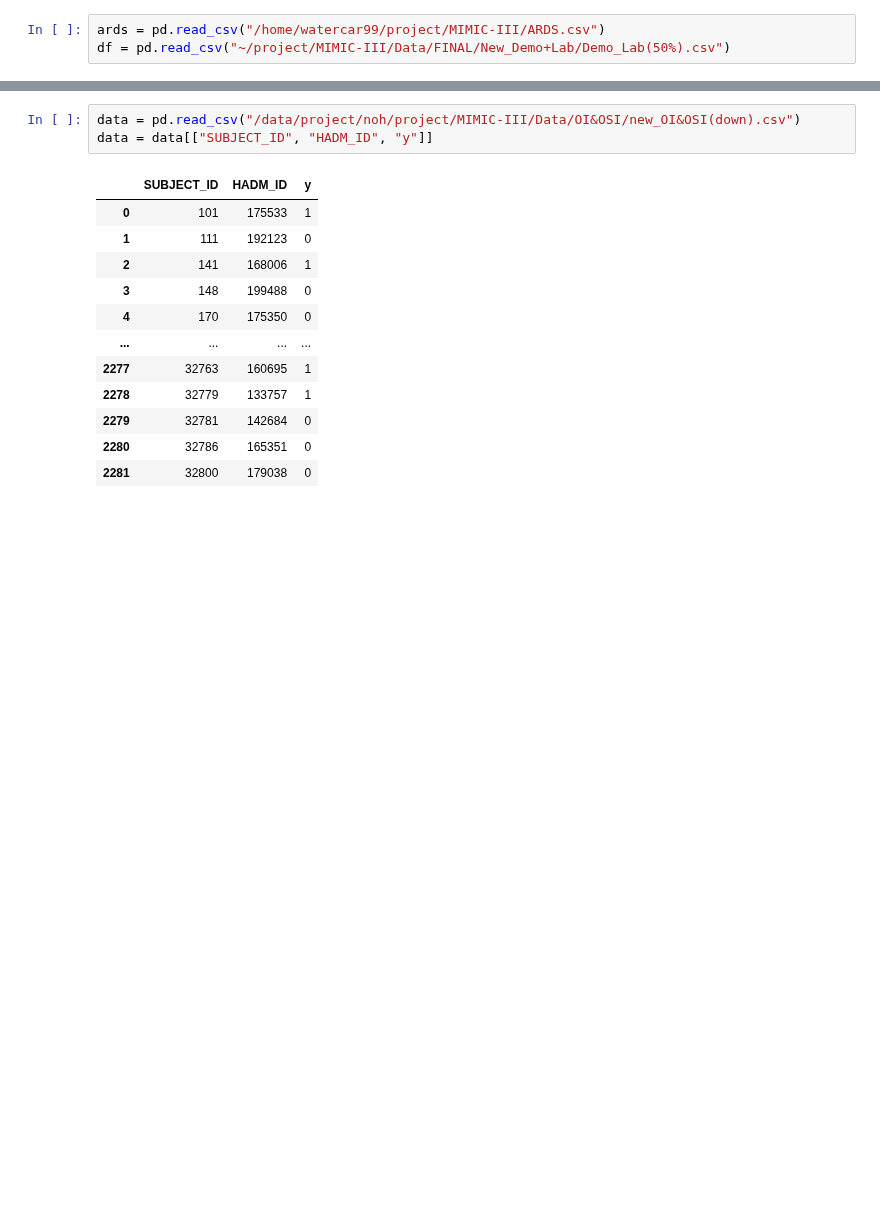
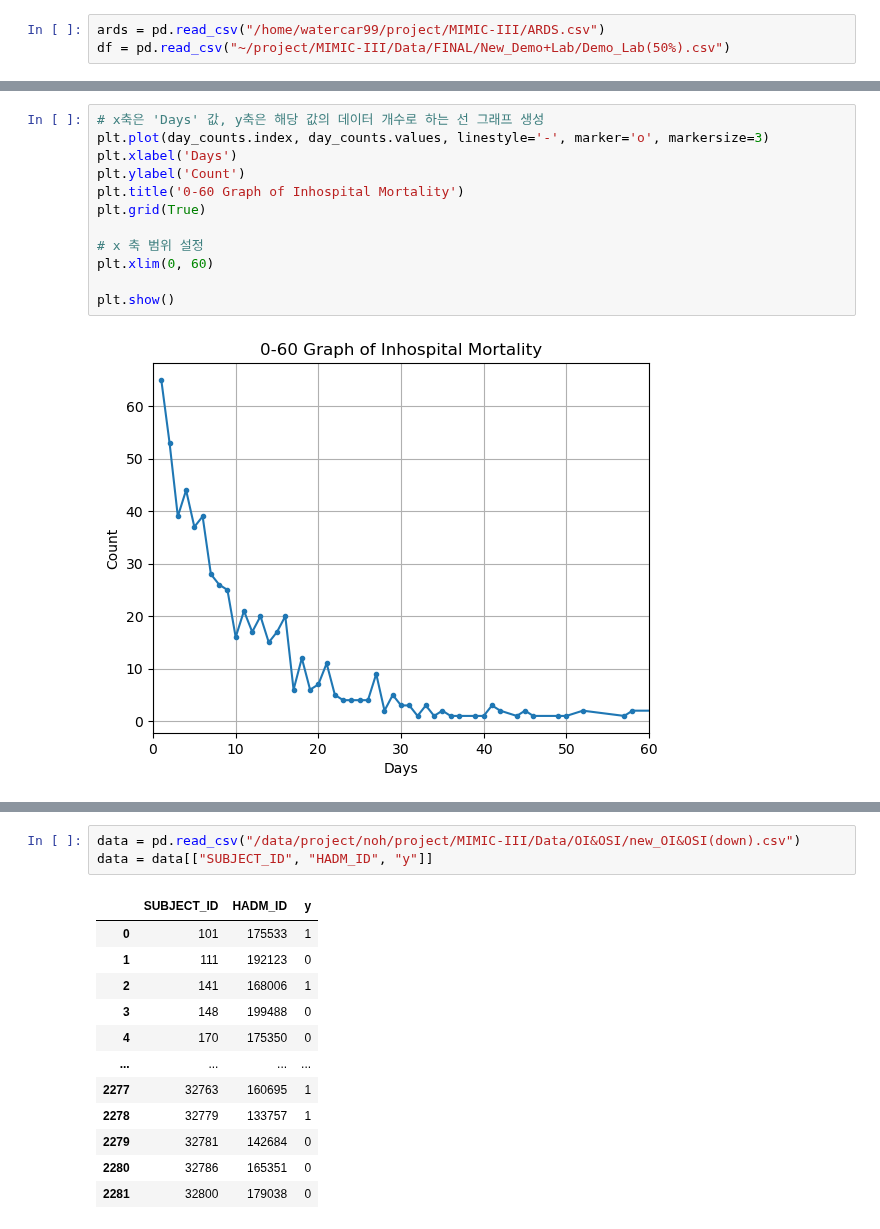
Before and after one commit to NohJangHyun/MIMIC-III-mortality-prediction, a Jupyter notebook: Data Extract/Tabular Data/checking label.ipynb, the cells around one changed output, grey strips where cells are left out. Saved outputs shown, nothing was run; the diff lists cells and outputs as text; blank space fills up the shorter version.

```diff
--- a/Data Extract/Tabular Data/checking label.ipynb
+++ b/Data Extract/Tabular Data/checking label.ipynb
@@ -24,2 +49,16 @@ df
+# %%
+# x축은 'Days' 값, y축은 해당 값의 데이터 개수로 하는 선 그래프 생성
+plt.plot(day_counts.index, day_counts.values, linestyle='-', marker='o', markersize=3)
+plt.xlabel('Days')
+plt.ylabel('Count')
+plt.title('0-60 Graph of Inhospital Mortality')
+plt.grid(True)
+
+# x 축 범위 설정
+plt.xlim(0, 60)
+
+plt.show()
+# %% [output]
+[figure, added]
 # %%
 data = pd.read_csv("/data/project/noh/project/MIMIC-III/Data/OI&OSI/new_OI&OSI(down).csv")
```
Also changed, not shown: parts of 6 cells of this notebook.
